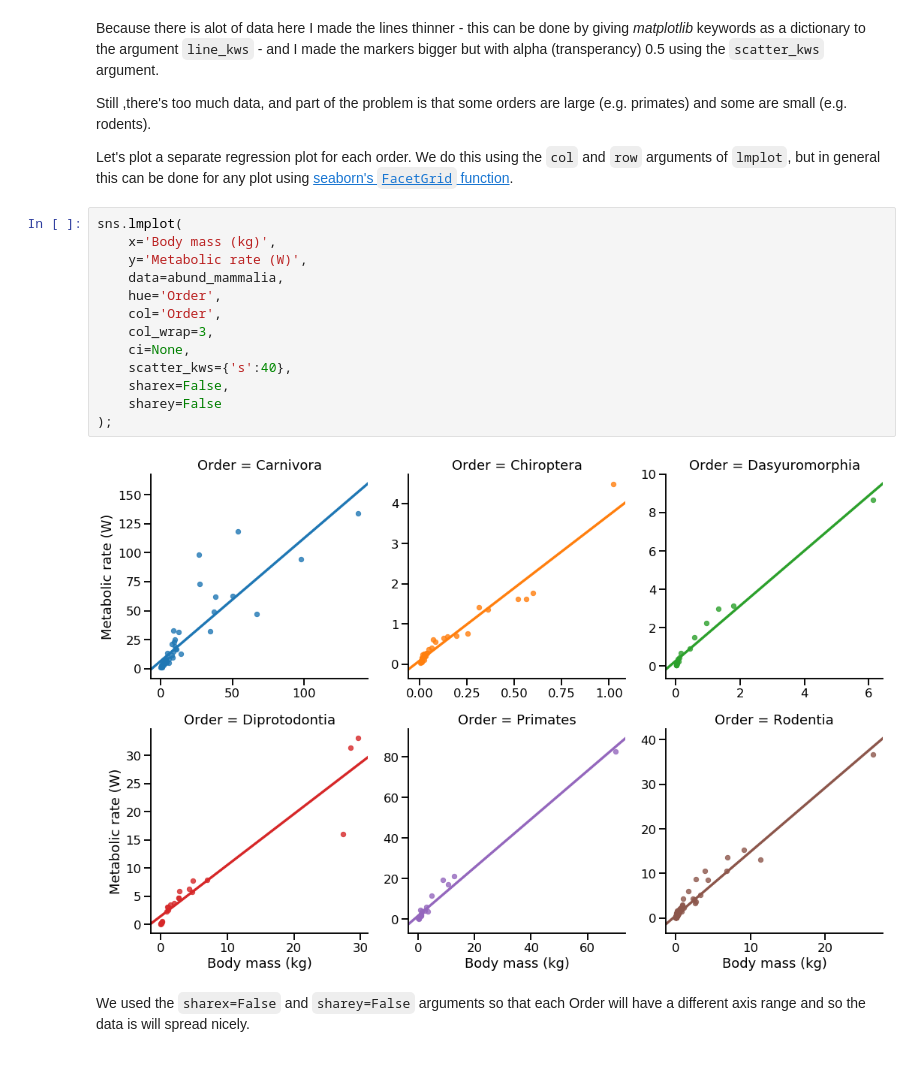
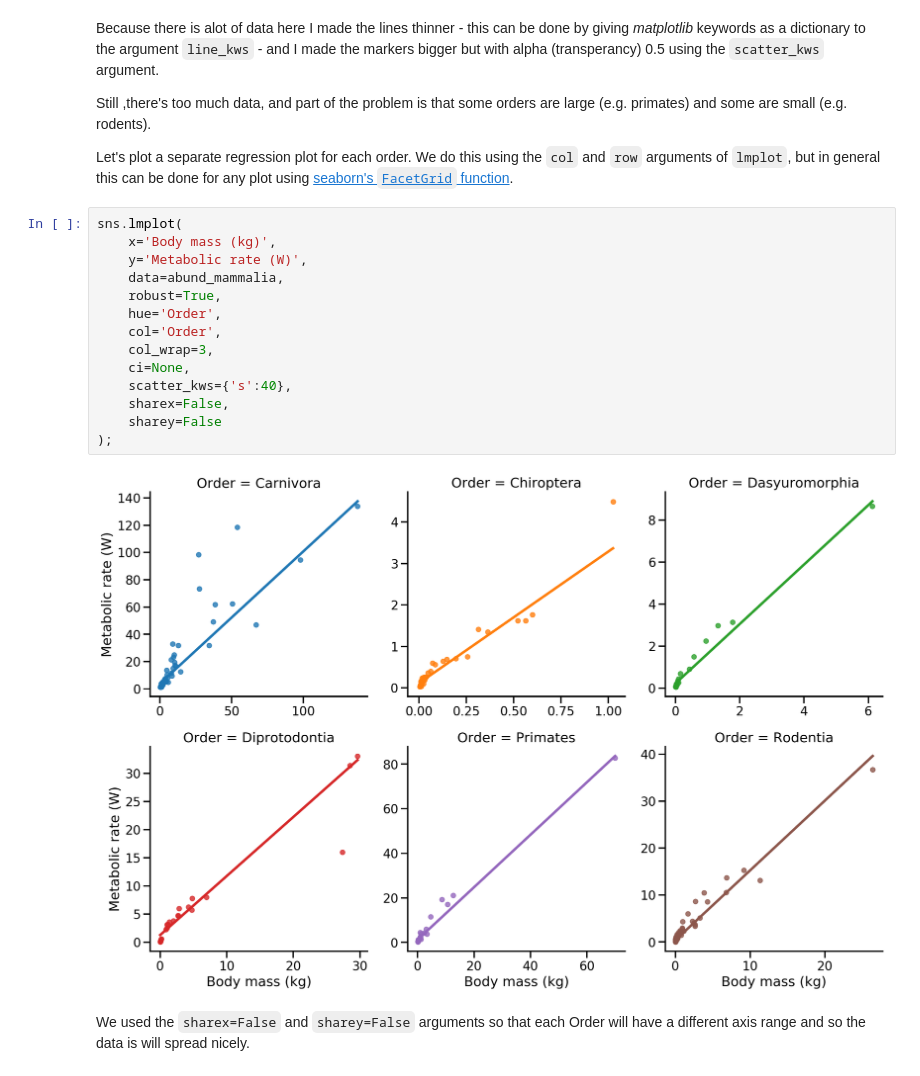
Before and after one commit to yoavram/DataSciPy, a Jupyter notebook: sessions/pandas-seaborn.ipynb, the cells around one changed output. Cells and saved outputs as stored; diff of their text form.

```diff
--- a/sessions/pandas-seaborn.ipynb
+++ b/sessions/pandas-seaborn.ipynb
@@ -224,18 +262,19 @@ We do this using the `col` and `row` arguments of `lmplot`, but in general this
 # %%
 sns.lmplot(
     x='Body mass (kg)',
     y='Metabolic rate (W)',
     data=abund_mammalia,
+    robust=True,
     hue='Order',
     col='Order',
     col_wrap=3,
     ci=None,
     scatter_kws={'s':40},
     sharex=False,
     sharey=False
 );
 # %% [output]
-[figure, old version]
+[figure, new version]
 # %% [markdown]
 We used the `sharex=False` and `sharey=False` arguments so that each Order will have a different axis range and so the data is will spread nicely.
 # %% [markdown]
```
Also changed, not shown: parts of 15 cells of this notebook, 14 other files.
